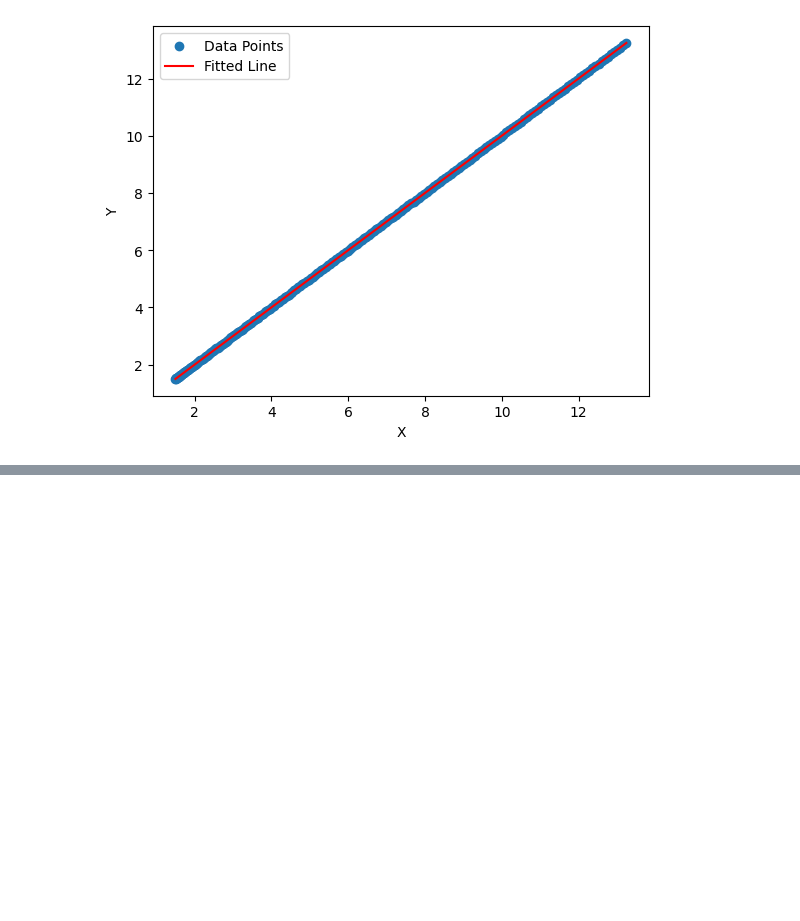
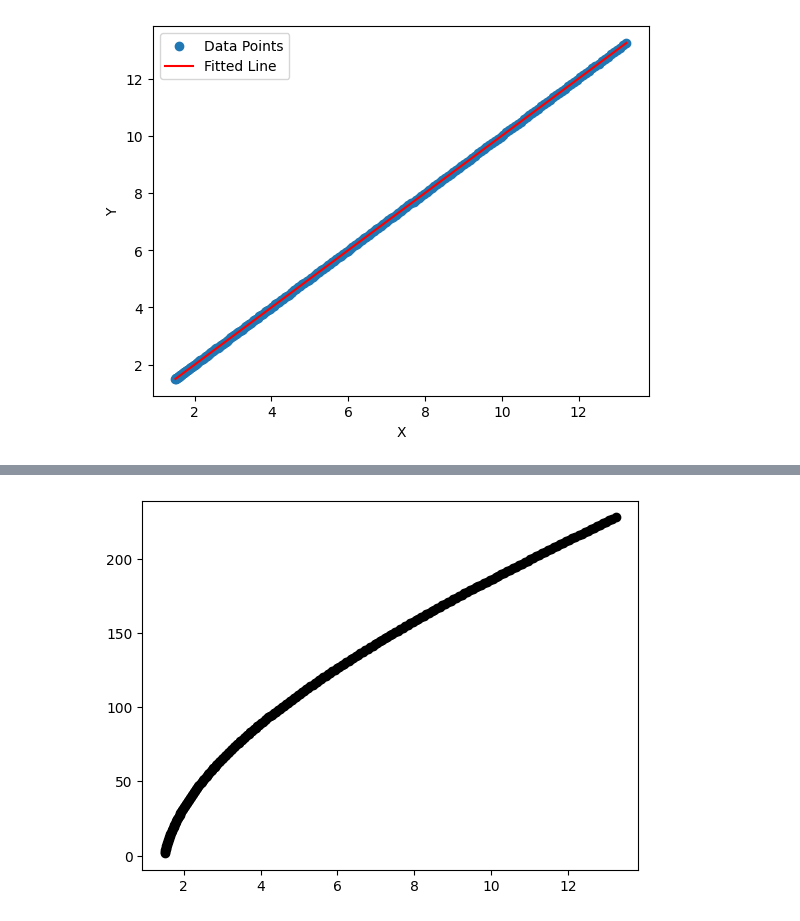
Before and after one commit to theraghavjuneja/curvetopia, a Jupyter notebook: examplestest/part2.ipynb, the cells around one changed output, grey strips where cells are left out. Saved outputs shown, nothing was run; the diff lists cells and outputs as text; code cells hidden in the pictures; blank space fills up the shorter version.

```diff
--- a/examplestest/part2.ipynb
+++ b/examplestest/part2.ipynb
@@ -300,0 +320,4 @@ def return_individual_figure(polyline,index):
+# %%
+return_individual_figure(polyline,6)
+# %% [output]
+[figure, added]
```
Also changed, not shown: parts of 18 cells of this notebook.
